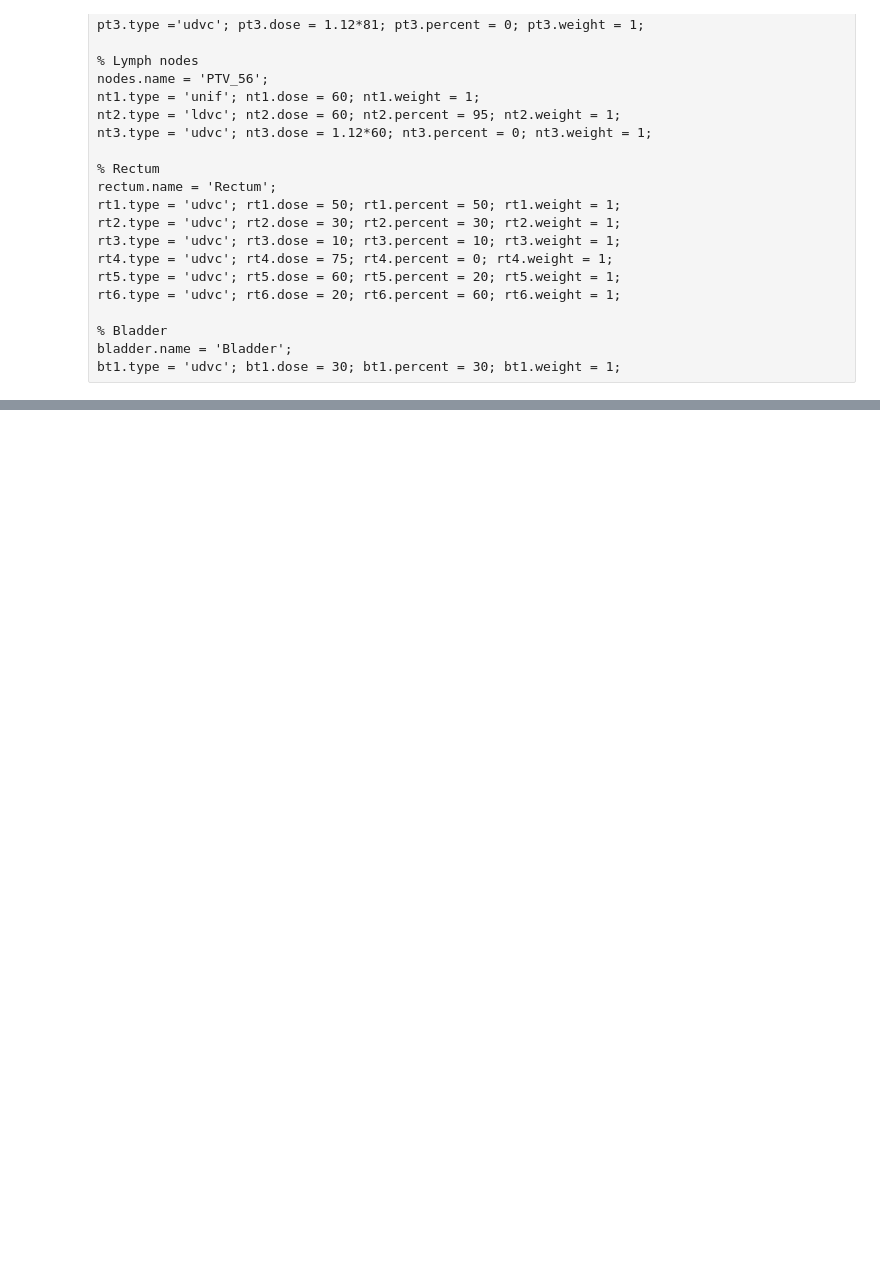
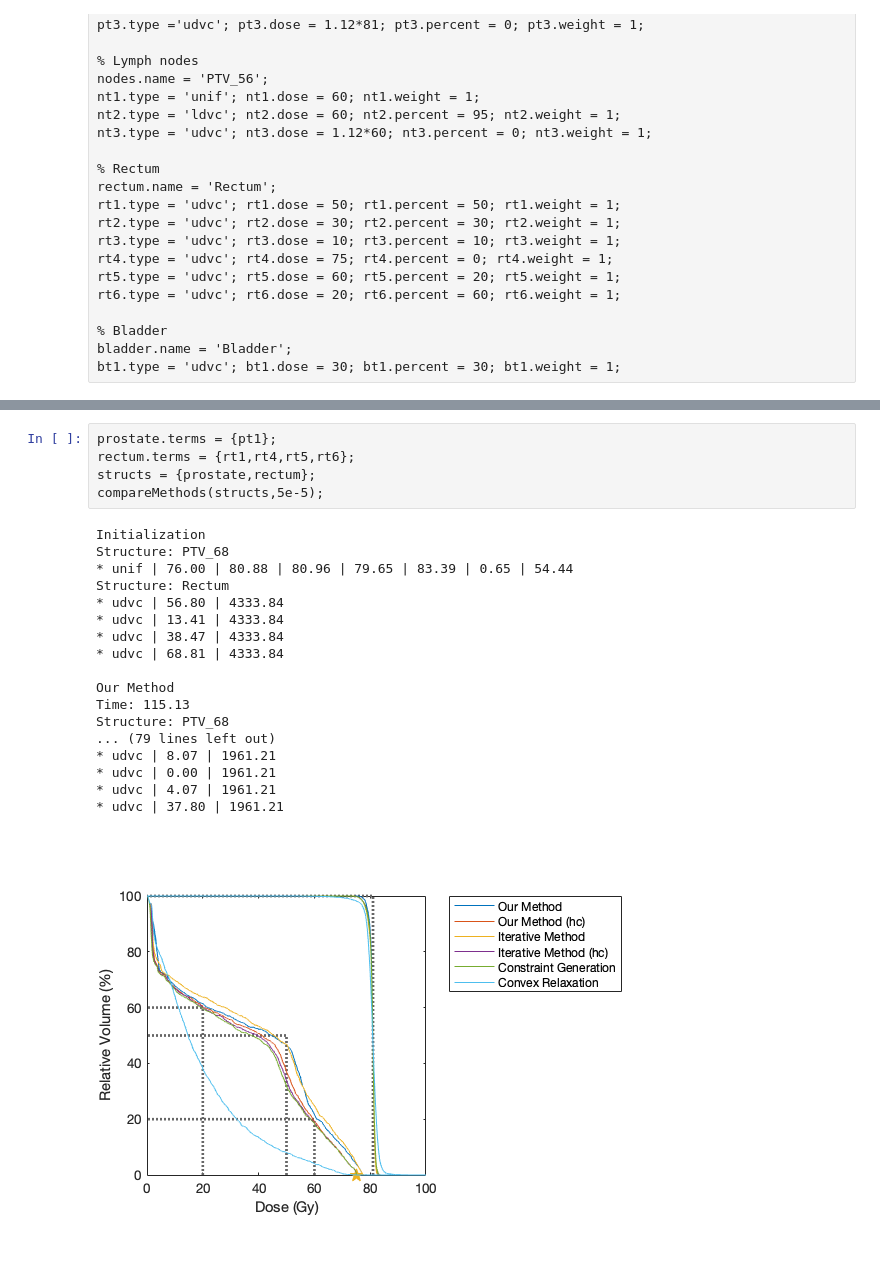
Before and after one commit to kels271828/FluenceMapOpt, a Jupyter notebook: CompareMethods.ipynb, the cells around one changed output, grey strips where cells are left out. Saved outputs shown, nothing was run; the diff lists cells and outputs as text; blank space fills up the shorter version.

```diff
--- a/CompareMethods.ipynb
+++ b/CompareMethods.ipynb
@@ -746,0 +317,24 @@ f5.compareDVH([x5a,x5b,x5c,x5d],{'Our Method','Our Method (hc)','Constraint Gene
+# %%
+prostate.terms = {pt1};
+rectum.terms = {rt1,rt4,rt5,rt6};
+structs = {prostate,rectum};
+compareMethods(structs,5e-5);
+# %% [output]
+Initialization
+Structure: PTV_68
+* unif | 76.00 | 80.88 | 80.96 | 79.65 | 83.39 | 0.65 | 54.44
+Structure: Rectum
+* udvc | 56.80 | 4333.84
+* udvc | 13.41 | 4333.84
+* udvc | 38.47 | 4333.84
+* udvc | 68.81 | 4333.84
+
+Our Method
+Time: 115.13
+Structure: PTV_68
+... (79 lines left out)
+* udvc | 8.07 | 1961.21
+* udvc | 0.00 | 1961.21
+* udvc | 4.07 | 1961.21
+* udvc | 37.80 | 1961.21
+[figure, added]
```
Also changed, not shown: parts of 77 cells of this notebook, 1 other file.
